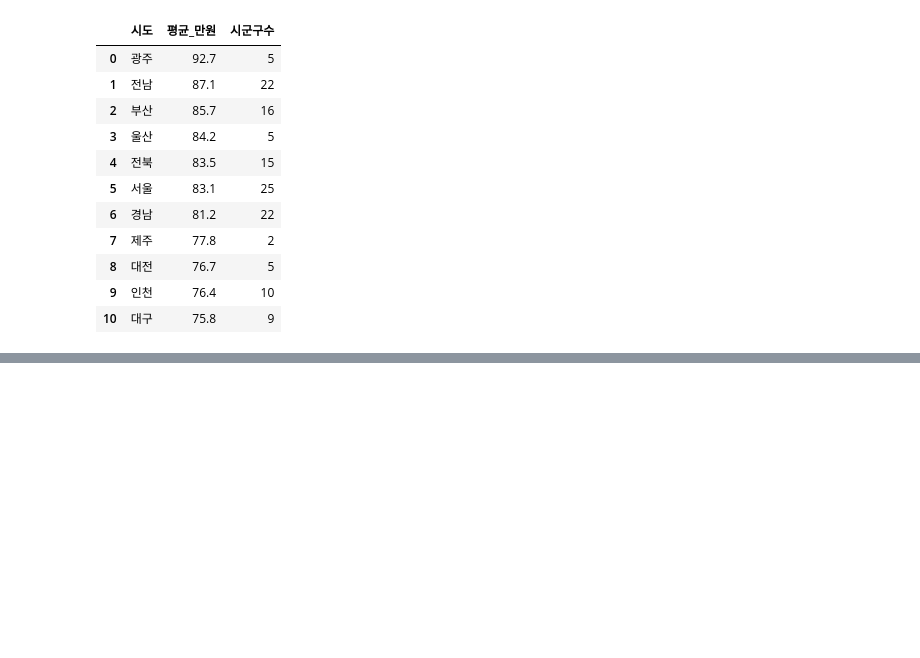
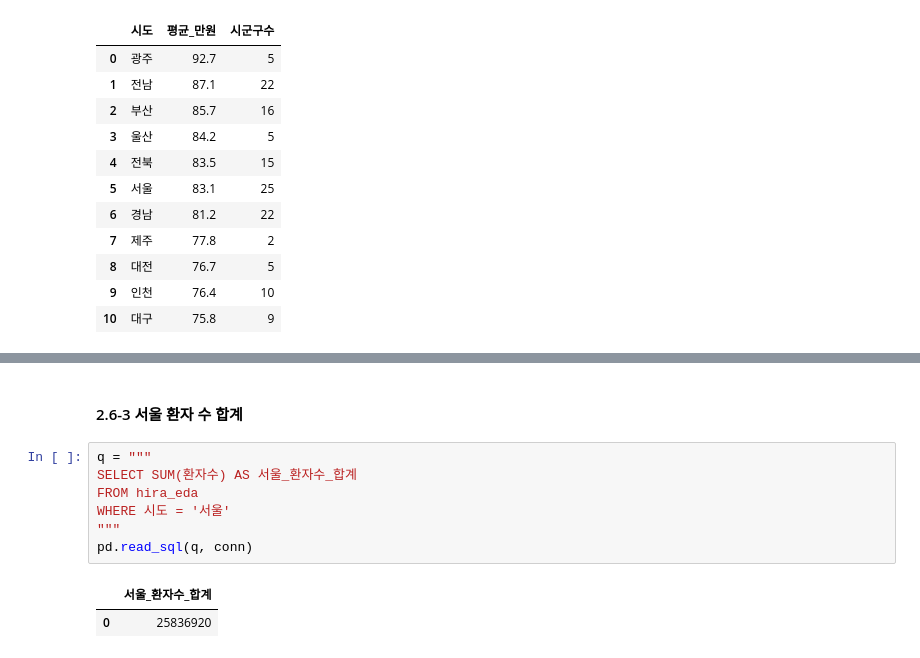
Before and after one commit to woohyun029/SQL-Data-Processing-Practice, a Jupyter notebook: SQL_02_HIRA.ipynb, the cells around one changed output, grey strips where cells are left out. Saved outputs shown, nothing was run; the diff lists cells and outputs as text; blank space fills up the shorter version.

```diff
--- a/SQL_02_HIRA.ipynb
+++ b/SQL_02_HIRA.ipynb
@@ -175,0 +279,12 @@ pd.read_sql(q, conn)
+# %% [markdown]
+#### 2.6-3 서울 환자 수 합계
+# %%
+q = """
+SELECT SUM(환자수) AS 서울_환자수_합계
+FROM hira_eda
+WHERE 시도 = '서울'
+"""
+pd.read_sql(q, conn)
+# %% [output]
+|  | 서울_환자수_합계 |
+| 0 | 25836920 |
```
Also changed, not shown: parts of 16 cells of this notebook.
